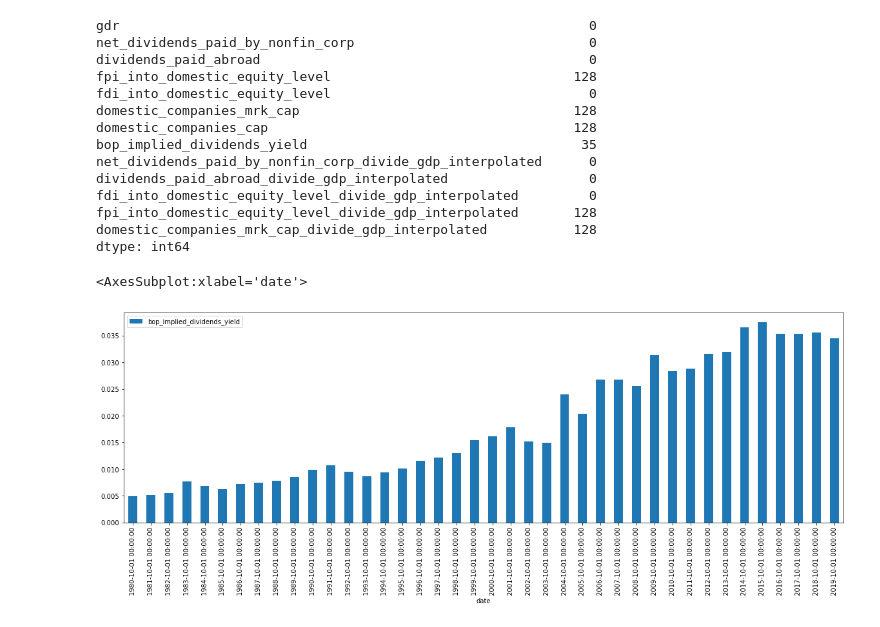
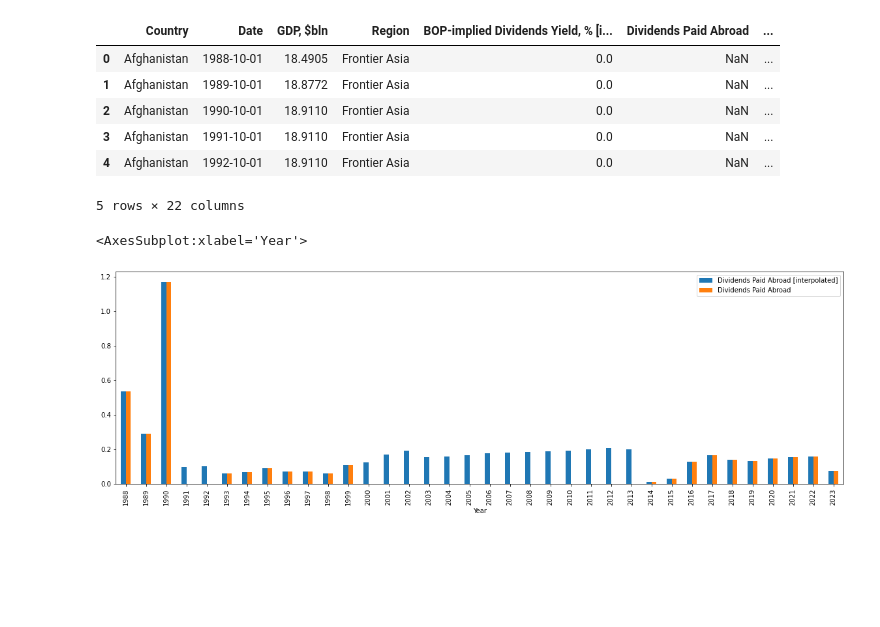
Before and after one commit to OrlovKS/worldprofit, a Jupyter notebook: Algorithm.ipynb, the cells around one changed output. Drawn from its saved outputs; the diff is of its cells as text; code cells hidden in the pictures; blank space fills up the shorter version.

```diff
--- a/Algorithm.ipynb
+++ b/Algorithm.ipynb
@@ -318,43 +213,52 @@ dtype: int64
 # %%
 set_values_by_line_trand(
-    df, 'net_dividends_paid_by_nonfin_corp_divide_gdp_interpolated')
+    df, 'net_dividends_paid_by_nonfin_corp_divide_gdp')
 df['net_dividends_paid_by_nonfin_corp'].fillna(
-    value=df['net_dividends_paid_by_nonfin_corp_divide_gdp_interpolated'] *
+    value=df['net_dividends_paid_by_nonfin_corp_divide_gdp'] *
     df['gdr'],
     inplace=True)
 df['net_dividends_paid_by_nonfin_corp'].fillna(
     value=df['domestic_companies_cap'] * df['bop_implied_dividends_yield'] -
     df['dividends_paid_abroad'],
     inplace=True)
-df.isna().sum()
+# df.isna().sum() # для просмотра заполнения параметров
-# %% [output]
-gdr                                                            0
-net_dividends_paid_by_nonfin_corp                              0
-dividends_paid_abroad                                          0
-fpi_into_domestic_equity_level                               128
-fdi_into_domestic_equity_level                                 0
-domestic_companies_mrk_cap                                   128
-domestic_companies_cap                                       128
-bop_implied_dividends_yield                                   35
-net_dividends_paid_by_nonfin_corp_divide_gdp_interpolated      0
-dividends_paid_abroad_divide_gdp_interpolated                  0
-fdi_into_domestic_equity_level_divide_gdp_interpolated         0
-fpi_into_domestic_equity_level_divide_gdp_interpolated       128
-domestic_companies_mrk_cap_divide_gdp_interpolated           128
-dtype: int64
 # %%
-t = df.copy().reset_index()
-t.to_excel('./output.xlsx')
+if len(df.index.names)>1:
+    df.reset_index(inplace=True)
+
+# форматируем таблицу для удобного визуального просмотра excel
+tmp_df = df.copy()
+tmp_df.drop(['date', 'gdr', 'country', 'region', 'year'], axis=1, inplace=True)
+tmp_df.columns = [f'{val}_interpolated' for val in tmp_df.columns]
+df_res = pd.concat([tmp_df, df_original], axis=1)
+df_res.rename(columns={f'{key}_interpolated': f'{val} [interpolated]' for key, val in COLUMNS.items()}, inplace=True)
+columns_1 = set(['Date', 'Country','Region', 'GDP, $bln'])
+result_columns = list(columns_1)
+result_columns.extend(sorted(list(set(df_res.columns.to_list()).difference(columns_1))))
+
+df_res[result_columns].to_excel('./output.xlsx')
+
+df_res[result_columns].head()
+# %% [output]
+|  | Country | Date | GDP, $bln | Region | BOP-implied Dividends Yield, % [i... | Dividends Paid Abroad | ... |
+| 0 | Afghanistan | 1988-10-01 | 18.4905 | Frontier Asia | 0.0 | NaN | ... |
+| 1 | Afghanistan | 1989-10-01 | 18.8772 | Frontier Asia | 0.0 | NaN | ... |
+| 2 | Afghanistan | 1990-10-01 | 18.9110 | Frontier Asia | 0.0 | NaN | ... |
+| 3 | Afghanistan | 1991-10-01 | 18.9110 | Frontier Asia | 0.0 | NaN | ... |
+| 4 | Afghanistan | 1992-10-01 | 18.9110 | Frontier Asia | 0.0 | NaN | ... |
+5 rows × 22 columns
 # %%
 # Указать страну
-country = 'USA'
+country = 'Zimbabwe'
 # Указать параметр(столбец)
-column = 'bop_implied_dividends_yield'
+column_interpolated = 'Dividends Paid Abroad [interpolated]'
+column_manual = 'Dividends Paid Abroad'
 
-output_data = pd.read_excel('./output.xlsx')
-tmp = output_data[output_data['country'] == country]
-tmp = tmp[['date', f'{column}']]
-tmp.plot.bar(x='date', figsize=(20, 6))
+
+df_output = pd.read_excel('./output.xlsx')
+tmp = df_output[df_output['Country'] == country]
+tmp = tmp[['Year', column_interpolated, column_manual]]
+tmp.plot.bar(x='Year', figsize=(20, 6))
 # %% [output]
-<AxesSubplot:xlabel='date'>
+<AxesSubplot:xlabel='Year'>
-[figure, old version]
+[figure, new version]
```
Also changed, not shown: parts of 7 cells of this notebook, 1 other file.
